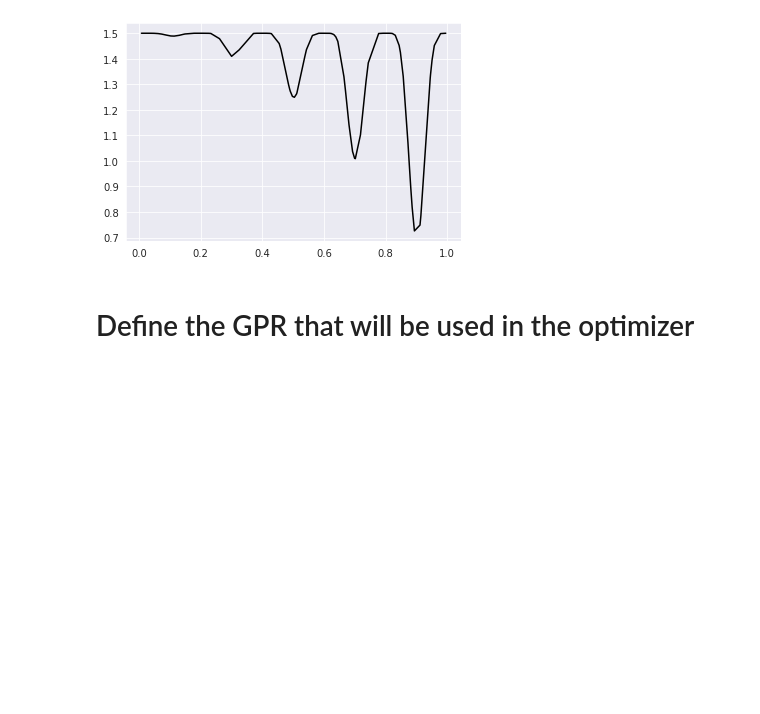
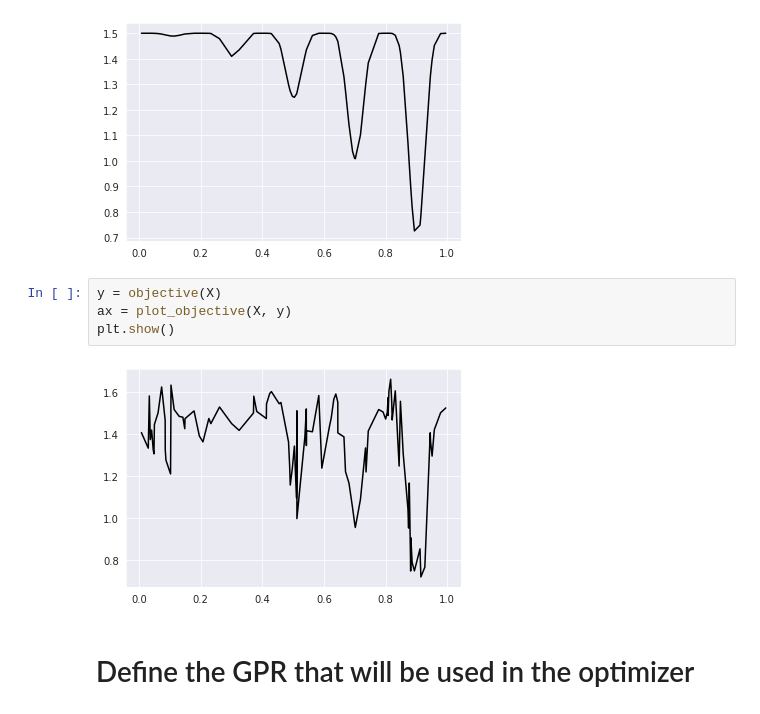
Before and after one commit to cjc77/gaussian-processes-final-project, a Jupyter notebook: notebooks/demo_gpr_opt.ipynb, the cells around one changed output. Cells and saved outputs as stored; diff of their text form; blank space fills up the shorter version.

```diff
--- a/notebooks/demo_gpr_opt.ipynb
+++ b/notebooks/demo_gpr_opt.ipynb
@@ -47,6 +58,12 @@ ax = plot_objective(X, y)
 plt.show()
 # %% [output]
 [figure]
+# %%
+y = objective(X)
+ax = plot_objective(X, y)
+plt.show()
+# %% [output]
+[figure, added]
 # %% [markdown]
 # Define the GPR that will be used in the optimizer
 # %%
```
Also changed, not shown: parts of 4 cells of this notebook, 1 other file.
